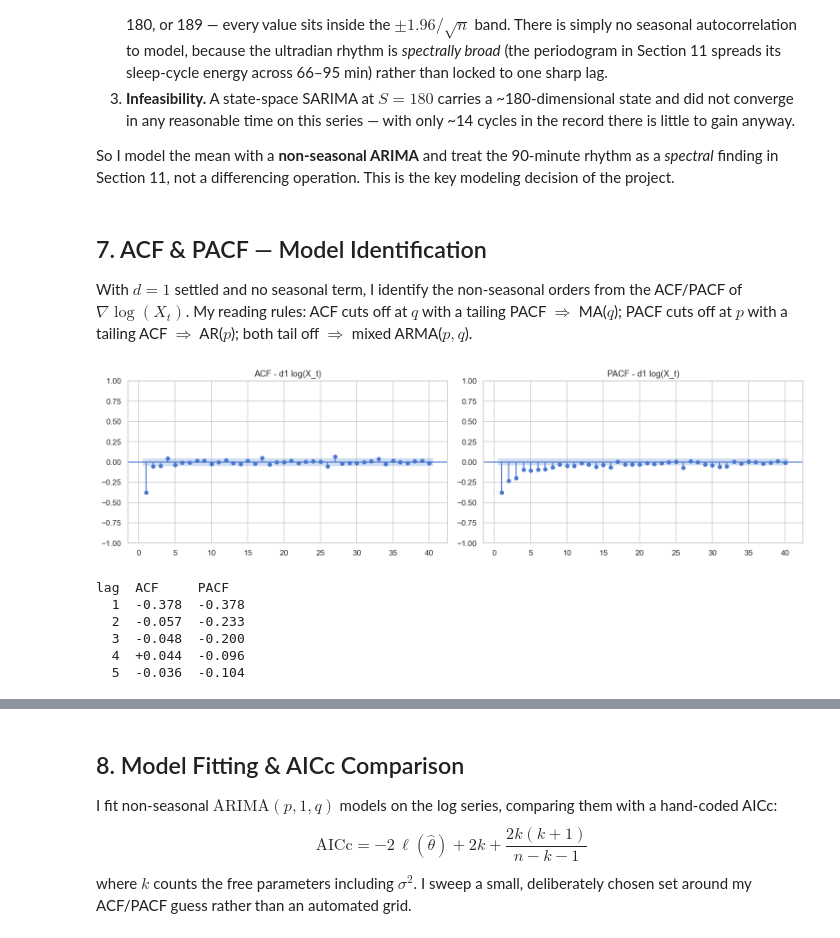
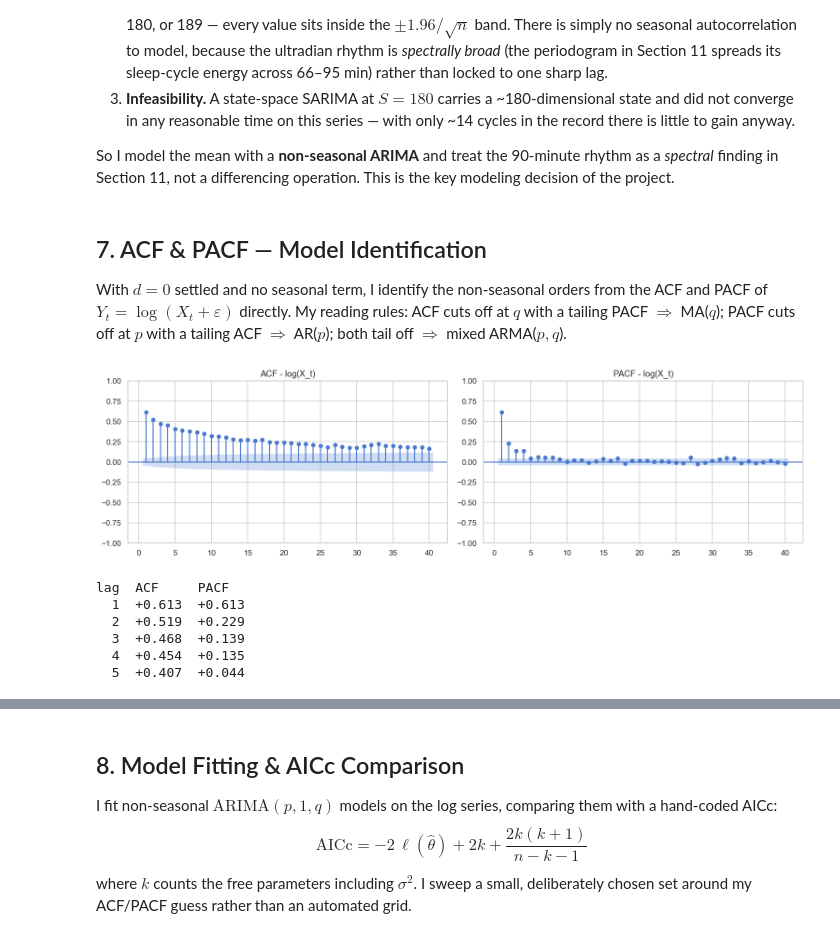
Before and after one commit to clarktenge/eeg-sleep-sarima, a Jupyter notebook: eeg_sleep_sarima.ipynb, the cells around one changed output, grey strips where cells are left out. Saved outputs shown, nothing was run; the diff lists cells and outputs as text; code cells hidden in the pictures.

Commit message:
Fixed logical errors, added post-course extension, fixed small numerical errors

```diff
--- a/eeg_sleep_sarima.ipynb
+++ b/eeg_sleep_sarima.ipynb
@@ -274,29 +336,30 @@ Section 11, not a differencing operation. This is the key modeling decision of t
 # %% [markdown]
 ## 7. ACF & PACF — Model Identification
 
-With $d = 1$ settled and no seasonal term, I identify the non-seasonal orders from the ACF/PACF of
-$\nabla\log(X_t)$. My reading rules: ACF cuts off at $q$ with a tailing PACF $\Rightarrow$ MA($q$); PACF cuts off
-at $p$ with a tailing ACF $\Rightarrow$ AR($p$); both tail off $\Rightarrow$ mixed ARMA($p,q$).
+With $d = 0$ settled and no seasonal term, I identify the non-seasonal orders
+from the ACF and PACF of $Y_t = \log(X_t + \varepsilon)$ directly. My
+reading rules: ACF cuts off at $q$ with a tailing PACF $\Rightarrow$ MA($q$);
+PACF cuts off at $p$ with a tailing ACF $\Rightarrow$ AR($p$); both tail
+off $\Rightarrow$ mixed ARMA($p,q$).
 # %%
 def plot_acf_pacf(series, lags=40, title='', fname='acf_pacf.png'):
     fig, (ax1, ax2) = plt.subplots(1, 2, figsize=(14, 4))
     plot_acf(series.dropna(),  lags=lags, alpha=0.05, ax=ax1, title=f'ACF - {title}', zero=False)
     plot_pacf(series.dropna(), lags=lags, alpha=0.05, ax=ax2, title=f'PACF - {title}', zero=False, method='ywm')
     plt.tight_layout(); plt.savefig(f'{FIGURES_DIR}/{fname}', bbox_inches='tight'); plt.show()
 
-plot_acf_pacf(W_t, lags=40, title='d1 log(X_t)', fname='acf_pacf.png')
+plot_acf_pacf(Y_t, lags=40, title='log(X_t)', fname='acf_pacf.png')
+a = acf(Y_t.dropna(), nlags=6); p = pacf(Y_t.dropna(), nlags=6, method='ywm')
 
-# numeric read of the first few lags
-a = acf(W_t.dropna(), nlags=6); p = pacf(W_t.dropna(), nlags=6, method='ywm')
 print('lag  ACF     PACF')
 for k in range(1, 6):
     print(f'{k:3d}  {a[k]:+.3f}  {p[k]:+.3f}')
 # %% [output]
-[figure, old version]
+[figure, new version]
 lag  ACF     PACF
-  1  -0.378  -0.378
-  2  -0.057  -0.233
-  3  -0.048  -0.200
-  4  +0.044  -0.096
-  5  -0.036  -0.104
+  1  +0.613  +0.613
+  2  +0.519  +0.229
+  3  +0.468  +0.139
+  4  +0.454  +0.135
+  5  +0.407  +0.044
 # %% [markdown]
```
Also changed, not shown: parts of 22 cells of this notebook, 4 other files.
